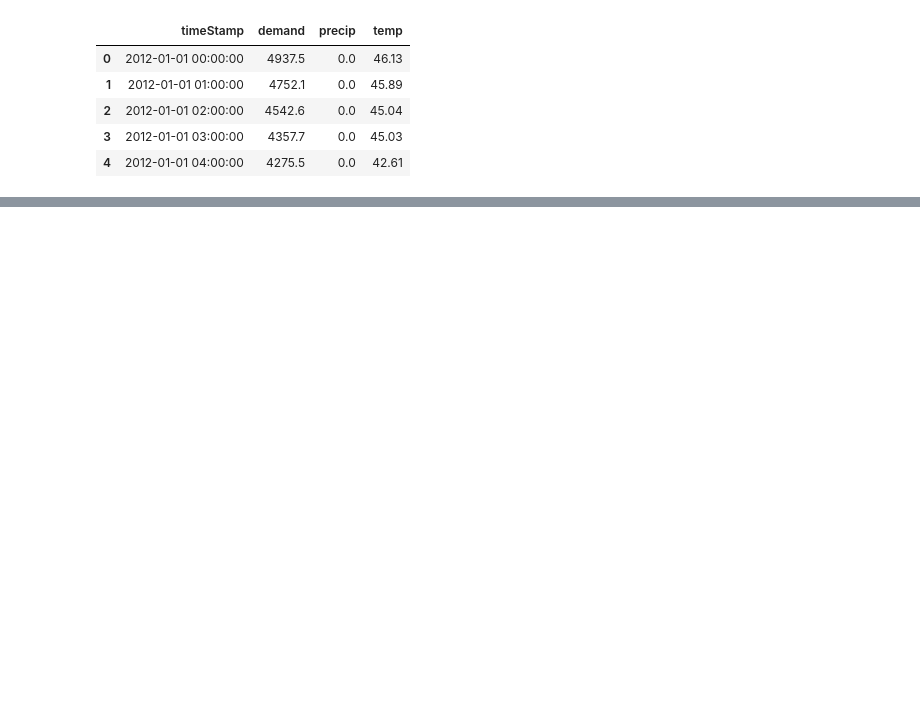
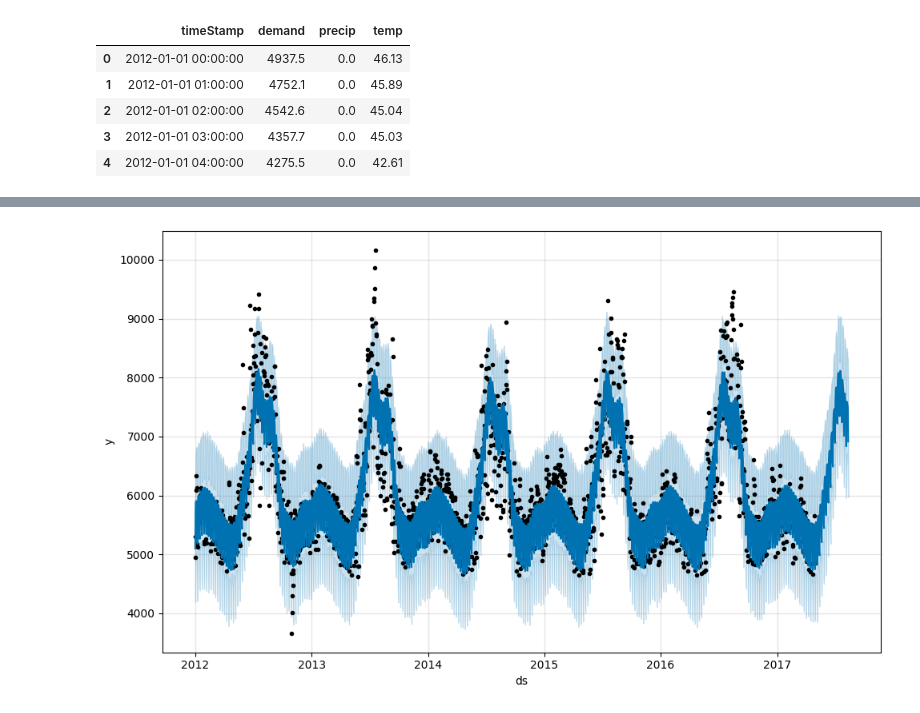
Before and after one commit to Aifedayo/Time-Series-Forecasting, a Jupyter notebook: src/notebook/timeseries_using_prophet.ipynb, the cells around one changed output, grey strips where cells are left out. Drawn from its saved outputs; the diff is of its cells as text; code cells hidden in the pictures; blank space fills up the shorter version.

```diff
--- a/src/notebook/timeseries_using_prophet.ipynb
+++ b/src/notebook/timeseries_using_prophet.ipynb
@@ -19,0 +162,4 @@ df.head()
+# %%
+fig1 = m.plot(forecast)
+# %% [output]
+[figure, added]
```
Also changed, not shown: parts of 22 cells of this notebook.
